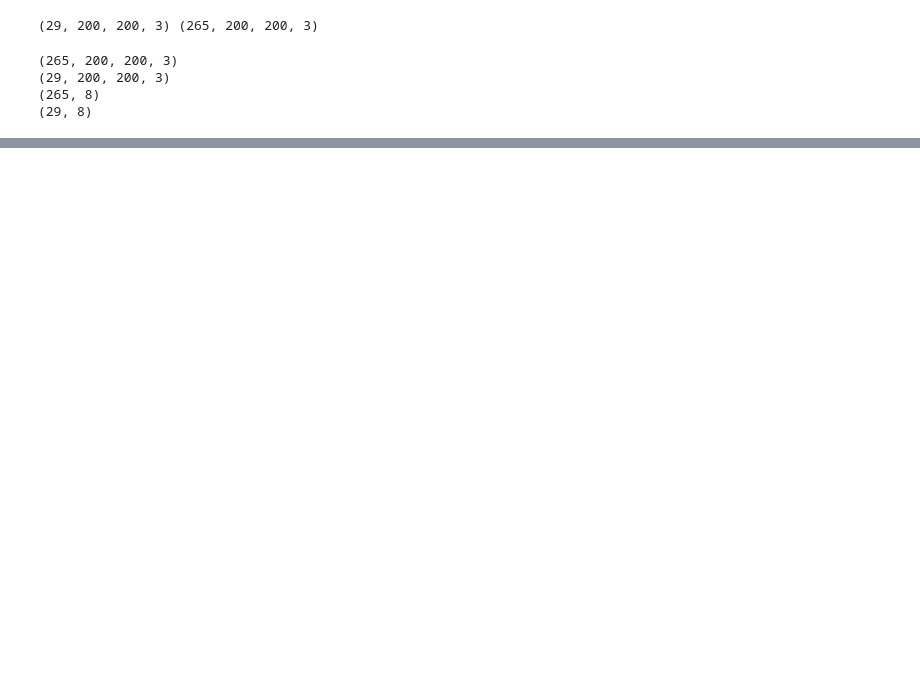
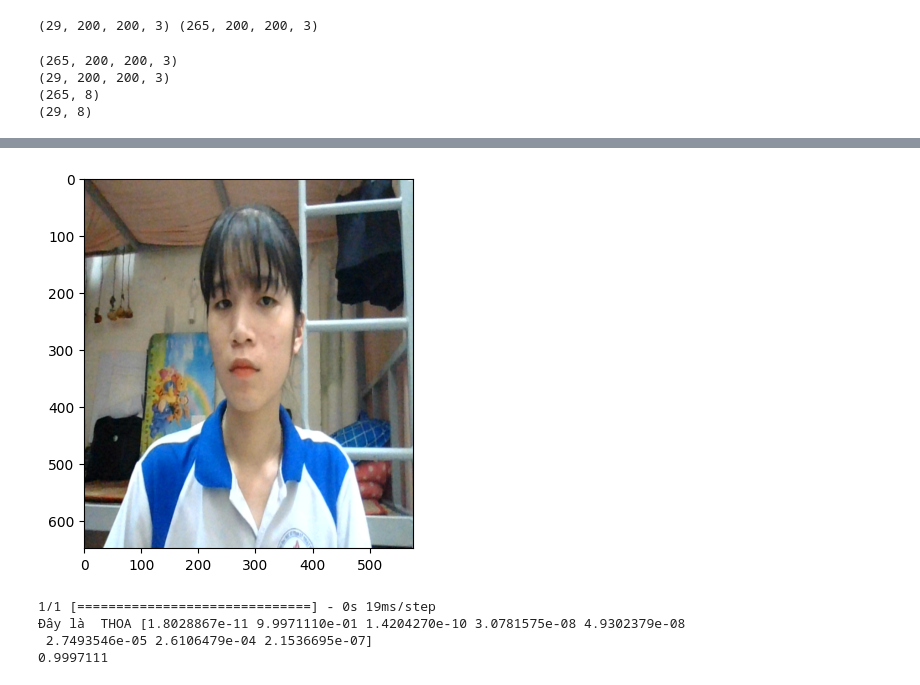
Before and after one commit to NguyenSLam/Artificial-Intelligence, a Jupyter notebook: Facemembersofclass.ipynb, the cells around one changed output, grey strips where cells are left out. Drawn from its saved outputs; the diff is of its cells as text; code cells hidden in the pictures; blank space fills up the shorter version.

```diff
--- a/Facemembersofclass.ipynb
+++ b/Facemembersofclass.ipynb
@@ -206,0 +223,18 @@ print(np.max(predict[0],axis=0))
+# %%
+img4=load_img('/content/drive/MyDrive/AI_Picture/Facemembersofclass_Data/Test/THOA (1).png')
+plt.imshow(img4)
+plt.show()
+img4=load_img('/content/drive/MyDrive/AI_Picture/Facemembersofclass_Data/Test/THOA (1).png',target_size=(200,200))
+img4=img_to_array(img4)
+img4=img4.reshape(1,200,200,3)
+img4=img4.astype('float32')
+img4=img4/255
+predict=model.predict(img4)
+print("Đây là ", class_name[np.argmax(predict[0])], (predict[0]))
+print(np.max(predict[0],axis=0))
+# %% [output]
+[figure, added]
+1/1 [==============================] - 0s 19ms/step
+Đây là  THOA [1.8028867e-11 9.9971110e-01 1.4204270e-10 3.0781575e-08 4.9302379e-08
+ 2.7493546e-05 2.6106479e-04 2.1536695e-07]
+0.9997111
```
Also changed, not shown: parts of 7 cells of this notebook.
